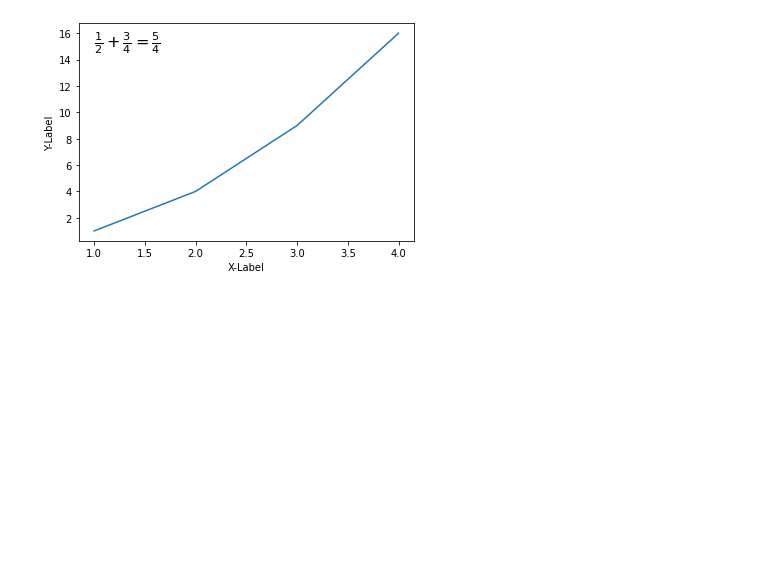
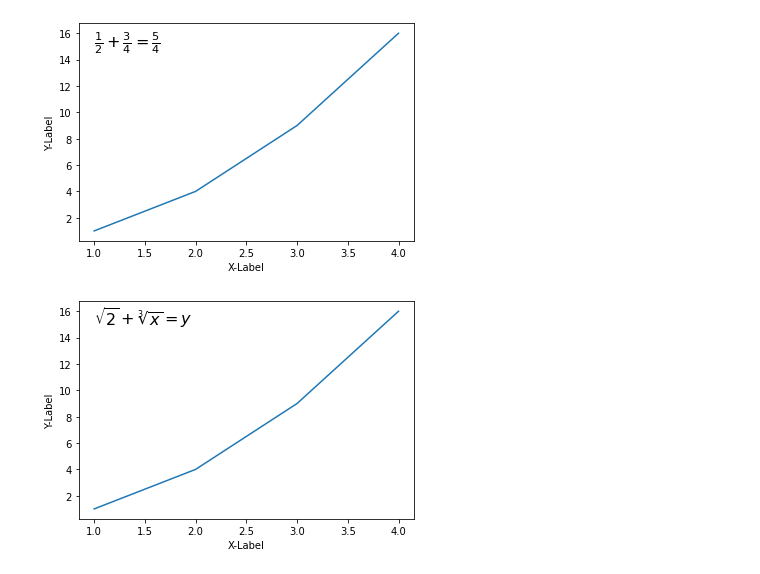
Before and after one commit to goodDev-junhyuk/JupyterNotebook, a Jupyter notebook: Matplotlib_Pie_Chart.ipynb, the cells around one changed output. Cells and saved outputs as stored; diff of their text form; code cells hidden in the pictures; blank space fills up the shorter version.

```diff
--- a/Matplotlib_Pie_Chart.ipynb
+++ b/Matplotlib_Pie_Chart.ipynb
@@ -194,3 +194,16 @@ plt.text(1, 15, r'$\frac{1}{2} + \frac{3}{4} = \frac{5}{4}$', fontdict={'size':1
 plt.show()
 # %% [output]
 [figure]
+# %%
+import matplotlib.pyplot as plt
+
+plt.plot([1, 2, 3, 4], [1, 4, 9, 16])
+plt.xlabel('X-Label')
+plt.ylabel('Y-Label')
+
+#근호 및 제곱근 표현
+plt.text(1, 15, r'$\sqrt{2} + \sqrt[3]{x} = y$', fontdict={'size': 16})
+
+plt.show()
+# %% [output]
+[figure, added]
```
Also changed, not shown: parts of 1 cell of this notebook.
